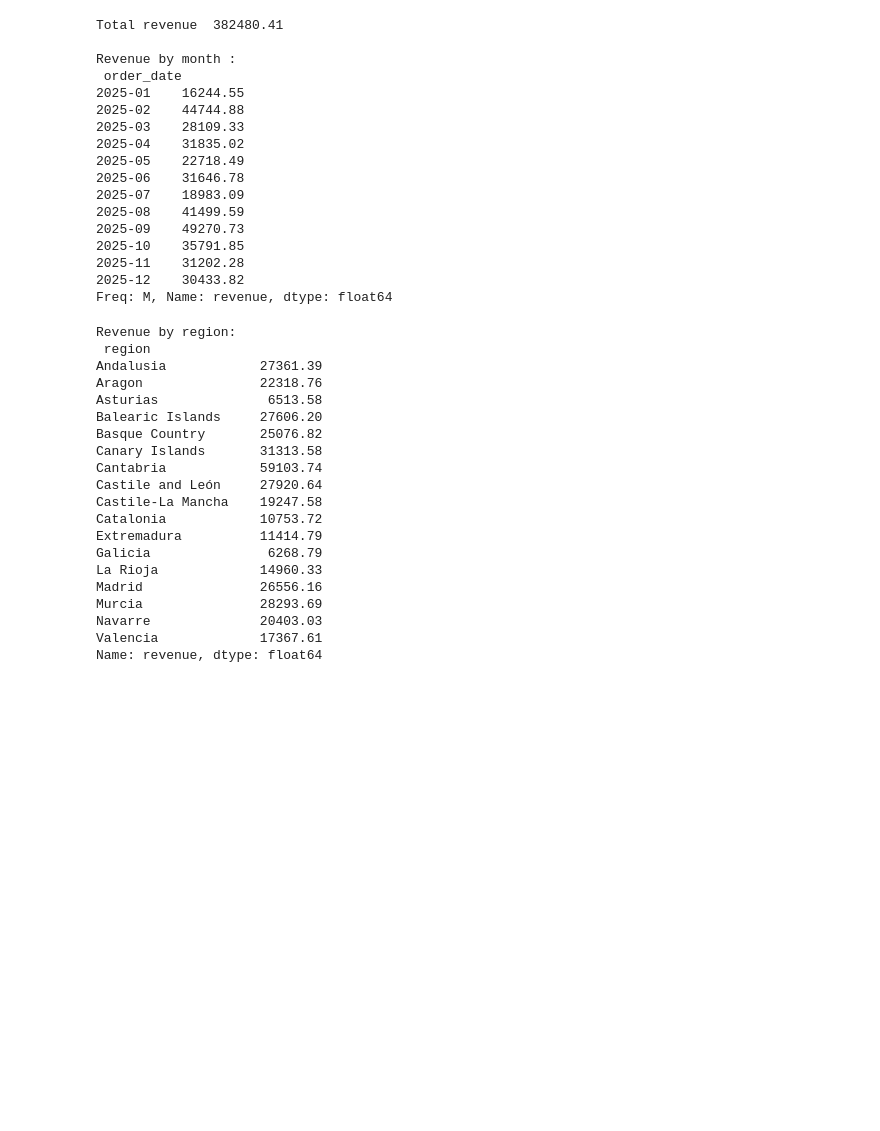
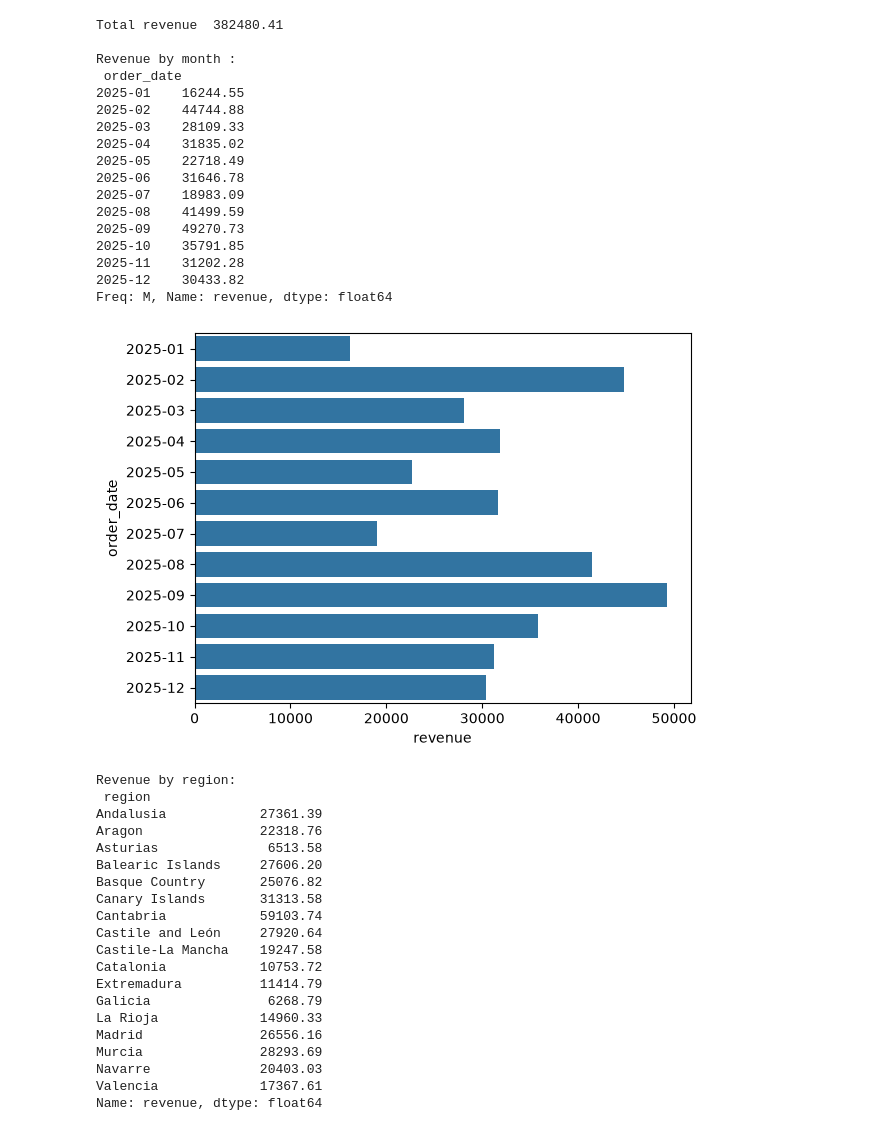
Before and after one commit to devendersinghshekh/Analysis_on_Sales_Data, a Jupyter notebook: python/sales_analy.ipynb, the cells around one changed output. Cells and saved outputs as stored; diff of their text form; code cells hidden in the pictures; blank space fills up the shorter version.

Commit message:
plots basic done

```diff
--- a/python/sales_analy.ipynb
+++ b/python/sales_analy.ipynb
@@ -55,8 +55,8 @@ print("")
 
 # Revenue by month
 df["order_date"] = pd.to_datetime(df["order_date"])
-x = df.groupby(df["order_date"].dt.to_period("M"))["revenue"].sum()
-print("Revenue by month :\n",x)
+x1 = df.groupby(df["order_date"].dt.to_period("M"))["revenue"].sum()
+print("Revenue by month :\n",x1)
 # %% [output]
 Total revenue  382480.41
 
@@ -75,5 +75,11 @@ Revenue by month :
 2025-11    31202.28
 2025-12    30433.82
 Freq: M, Name: revenue, dtype: float64
+# %%
+x1 = x1.reset_index()
+sns.barplot(data=x1,y="order_date",x="revenue")
+plt.show()
+# %% [output]
+[figure, added]
 # %%
 # Revenue by region
```
Also changed, not shown: parts of 2 cells of this notebook.
